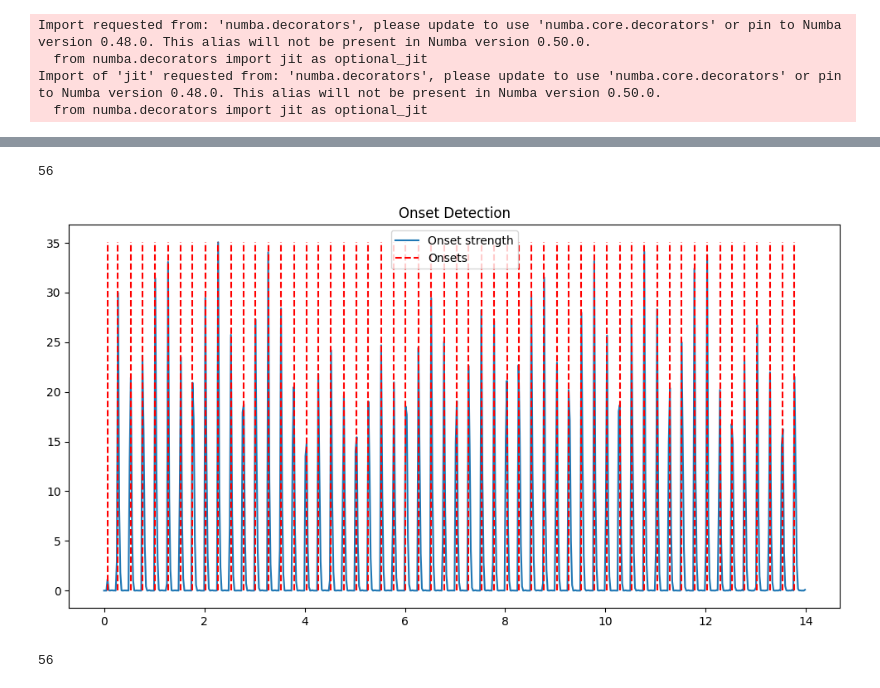
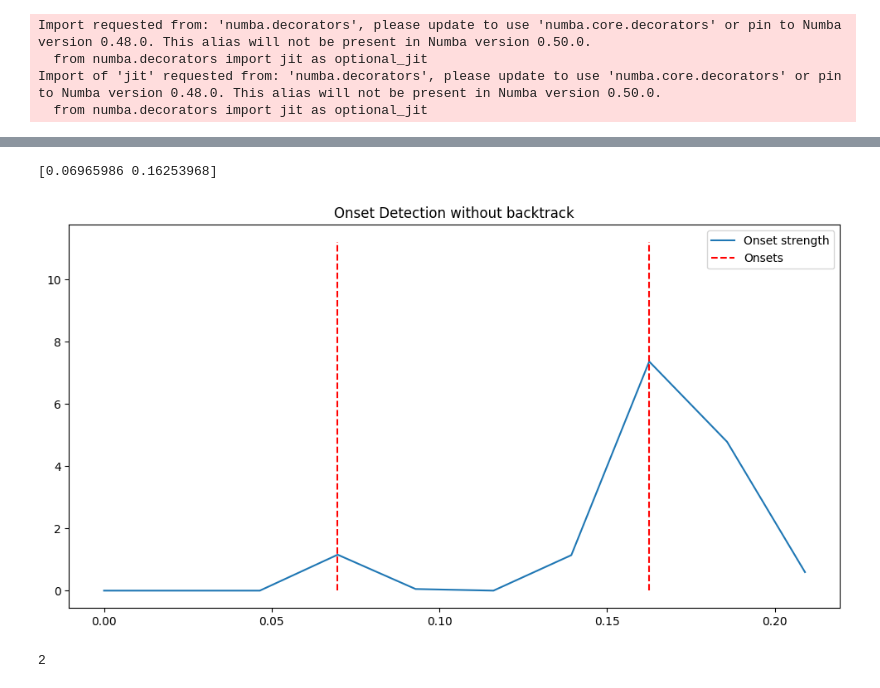
Before and after one commit to WheatleyTheCore/Groovebox, a Jupyter notebook: librosaTests/test.ipynb, the cells around one changed output, grey strips where cells are left out. Saved outputs shown, nothing was run; the diff lists cells and outputs as text; code cells hidden in the pictures.

```diff
--- a/librosaTests/test.ipynb
+++ b/librosaTests/test.ipynb
@@ -21,27 +21,29 @@ librosa.display.waveplot(y, sr=sr)
 # %%
+import math
+
 onset_envelope = librosa.onset.onset_strength(y, sr=sr)
 
 # Detect onsets using peak picking
-onset_frames = librosa.util.peak_pick(onset_envelope, 3, 3, 3, 3, 0.5, 2)
+onset_frames = librosa.util.peak_pick(onset_envelope, 3, 3, 3, 3, 0.5, 2)[0:2]
 
 # Convert frame indices to time
 onset_times = librosa.frames_to_time(onset_frames, sr=sr)
 
 # Print onset times
-print(len(onset_times))
+print(onset_times)
 
 # Visualize the results
 times = librosa.times_like(onset_envelope, sr=sr)
 plt.figure(figsize=(12, 6))
 ax = plt.subplot()
-ax.plot(times, onset_envelope, label='Onset strength')
+ax.plot(times[0:10], onset_envelope[0:10], label='Onset strength')
 ax.vlines(onset_times, 0, onset_envelope.max(), color='r', linestyle='--', label='Onsets')
 ax.legend()
-ax.set(title='Onset Detection')
+ax.set(title='Onset Detection without backtrack')
 plt.show()
 
 print(len(onset_times))
 # %% [output]
-56
+[0.06965986 0.16253968]
-[figure, old version]
+[figure, new version]
-56
+2
```
Also changed, not shown: parts of 4 cells of this notebook, 2 other files.
